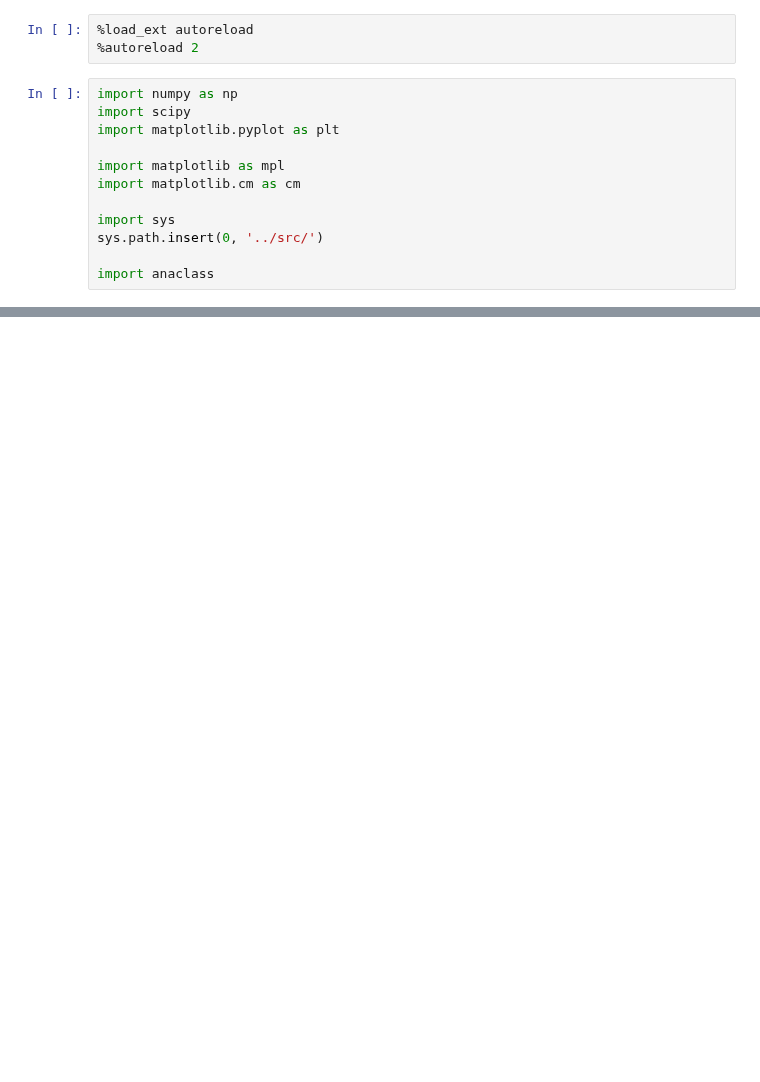
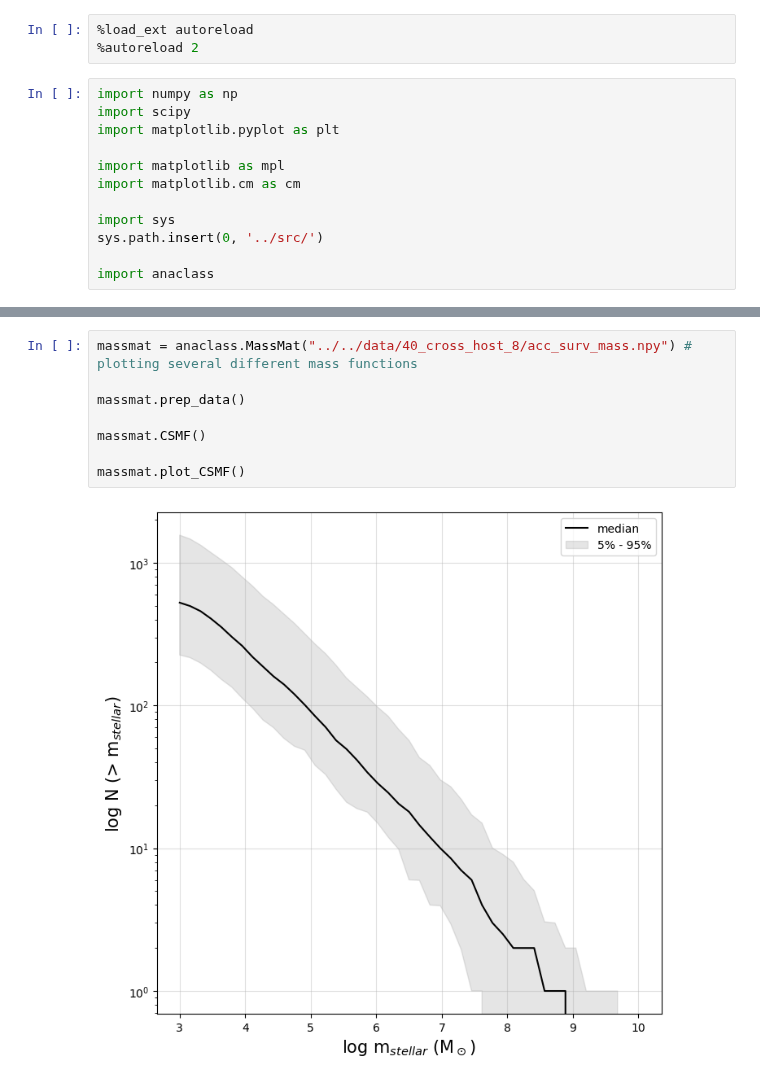
Before and after one commit to jsmonzon/SatGen, a Jupyter notebook: notebooks/test_class.ipynb, the cells around one changed output, grey strips where cells are left out. Cells and saved outputs as stored; diff of their text form; blank space fills up the shorter version.

```diff
--- a/notebooks/test_class.ipynb
+++ b/notebooks/test_class.ipynb
@@ -176 +73,11 @@ CSMF_1D(np.log10(Mh[1:-1]))
+# %%
+massmat = anaclass.MassMat("../../data/40_cross_host_8/acc_surv_mass.npy") # plotting several different mass functions
+
+massmat.prep_data()
+
+massmat.CSMF()
+
+massmat.plot_CSMF()
+# %% [output]
+[figure, added]
 # %%
```
Also changed, not shown: parts of 27 cells of this notebook, 1 other file.
